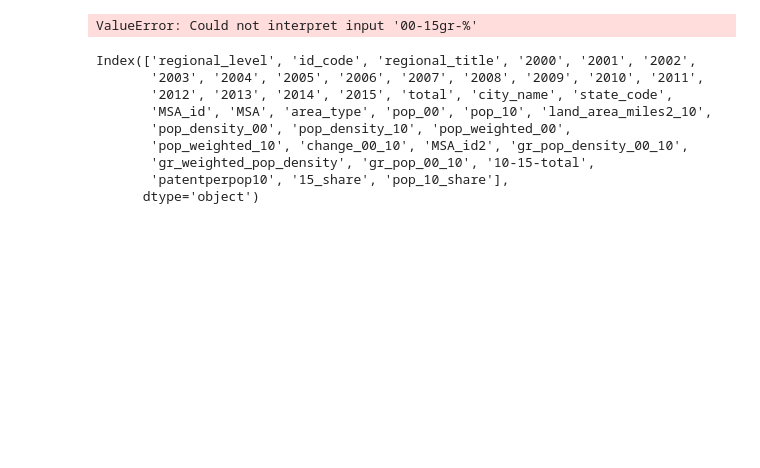
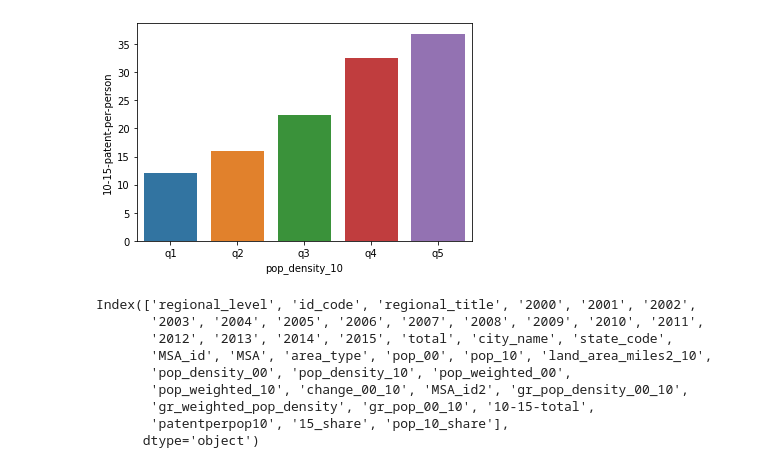
Before and after one commit to 107SBakst/107SBakst.github.io, a Jupyter notebook: Python/Project_chart2.ipynb, the cells around one changed output. Cells and saved outputs as stored; diff of their text form; code cells hidden in the pictures; blank space fills up the shorter version.

Commit message:
dataset uploaded

```diff
--- a/Python/Project_chart2.ipynb
+++ b/Python/Project_chart2.ipynb
@@ -359,16 +99,15 @@ dfip
 # %%
-dfip[['city_name', 'state_code']] = dfip['regional_title'].str.split(',',1,expand=True)
+dfip[['city_name', 'state_code']] = dfip['regional_title'].str.split(',',1,expand=True) #Split to split the name of the city with its state abbreviation.
 dfip['regional_level'] = dfip['regional_level'].str.replace(' ','_')
-metroip = dfip[dfip['regional_level'] == 'Metropolitan_Statistical_Area_']
-us = dfip[dfip['regional_level'] == 'ALL_AREAS_']
+metroip = dfip[dfip['regional_level'] == 'Metropolitan_Statistical_Area_'] #I am only interested in large cities. So keep the MSA areas.
+us = dfip[dfip['regional_level'] == 'ALL_AREAS_'] #This is to keep the last row on the webpage which contains the totals for the entire sample of metropolitan and micropolitan areas.
 
 metroip = metroip[0:374] # This is to drop the row that totals all MSA rows.
-metroip['2000'] = metroip['2000'].astype(float)
-metroip['2015'] = metroip['2015'].astype(float)
+
 #metroip['00-15gr-%'] = ((metroip['2015']/metroip['2000'])**(1/16))-1
-for i in np.linspace(2001,2014,14, dtype='int'):
+for i in np.linspace(2000,2015,16, dtype='int'):
     #print(i)
-    metroip[str(i)] = metroip[str(i)].astype('float')
+    metroip[str(i)] = metroip[str(i)].astype('float') #Converts each column of each year from a string into a float.
 metroip2 = metroip[~metroip.isin([np.nan, np.inf, -np.inf]).any(1)] # This is to remove all rows with inf or nan values in the 00-15gr-% column. Without values we cannot do any graphical analysis on these rows.
 # %%
 #https://www.census.gov/data/tables/time-series/dec/c2010sr-01.html
@@ -437,11 +145,31 @@ Index(['regional_level', 'id_code', 'regional_title', '2000', '2001', '2002',
-# %%
-mdf = mdf.sort_values(['pop_00'], ascending=False)
-dat = mdf[0:300]
-ax = sns.scatterplot(x='pop_weighted_00',y='00-15gr-%',data=dat, hue='pop_10')
-#plt.text(x = dat['gr_pop_density_00_10'], y = dat['00-15gr-%'])
-#plt.text(x=dat['gr_pop_density_00_10'],y=dat['00-15gr-%'],fontdict=dict(alpha=0.5, size=11))
-#sns.barplot(data=dat,x='MSA',y='gr_pop_density_00_10')
-plt.ylim(-0.1,0.2)
-# %% [output]
-ValueError: Could not interpret input '00-15gr-%'
+# %%
+metroip2.id_code = metroip2.id_code.astype('float') #Convert to float to perform the merge.
+mdf = pd.merge(metroip2,df,left_on='id_code',right_on='MSA_id2') #Merging USPTO data with US census data. mdf means merged df.
+mdf3 = mdf #Good practice to store the merged df under another value.
+mdf['gr_pop_density_00_10'] = ((mdf['pop_density_10']/mdf['pop_density_00'])**(1/11))-1 #Average annual growth in a cities population density.
+mdf['gr_weighted_pop_density'] = ((mdf['pop_weighted_10']/mdf['pop_weighted_00'])**(1/11))-1 #Average annual growth in a cities weighted population density.
+mdf['gr_pop_00_10'] = ((mdf['pop_10']/mdf['pop_00'])**(1/11))-1 #Average annual growth in a cities population.
+mdf = mdf.sort_values(['pop_density_10'], ascending=False)
+mdf = mdf[0:190] #Filters out the bottom half of the df. Because in the previous line I had sorted the df in descending order by population density (2010) therefore I have kept the 190 most dense MSA's.
+mdf['pop_00'] = mdf['pop_00'].astype('float')
+#The following line is to create bins to put place each row into a bin. Pd.qcat is used over pd.cat because this is create bins that place the same number of rows in each bins. 10 bins means each decile of the population density (2010) distribution.
+#Pd.cat could be useful if I were to choose the bounds of each bin. This could be because if there is a large skewness in the data.
+mdf['pop_density_10'] = pd.qcut(mdf['pop_density_10'], q=5, labels=['q1', 'q2', 'q3' , 'q4', 'q5']) #q = 5. Therefore, this splits the df by the quintile of the population density for 2010. I have labelled each row q_x for each of the quintiles. I.e. q5 is the top quintile, 80% - 100%.
+mdf2 = mdf.groupby(by='pop_density_10',axis=0).sum() #Group the df my the 10 bins and sum all the columns. Summing is used instead of averages as I am interested in the total patents for each year in each bin and the total population for each bin.
+mdf2['freq'] = mdf.groupby(by='pop_density_10',axis=0).size() #This is to show in the new df the number of cities in each bin.
+#mdf = mdf.sort_values(['pop_density_10'], ascending=True)
+mdf2.drop(['id_code','MSA_id','MSA_id2'],axis=1,inplace=True) #These columns are floats and should not be added in the groupby.
+ust =  us['2010'].astype('float') + us['2011'].astype('float') + us['2012'].astype('float') + us['2013'].astype('float') + us['2014'].astype('float') + us['2015'].astype('float') #This is to calculate the total patents between 2010 and 2015 for the entire dataset.
+mdf2['00-15-total'] = (mdf2['2000'] + mdf2['2001'] + mdf2['2002'] + mdf2['2003'] + mdf2['2004'] + mdf2['2005'] + mdf2['2006'] + mdf2['2007'] + mdf2['2008'] + mdf2['2009'] + mdf2['2010'] + mdf2['2011'] + mdf2['2012'] + mdf2['2013'] + mdf2['2014'] + mdf2['2015']) #1592166)*100
+mdf2['10-15-total'] = (mdf2['2010'] + mdf2['2011'] + mdf2['2012'] + mdf2['2013'] + mdf2['2014'] + mdf2['2015'])
+mdf2['10-15-patent-per-person'] = (mdf2['10-15-total'] / mdf2['pop_10'])*10000 #This is to calculate patent per 10,000 people.
+mdf2['10-15-%-total'] = (mdf2['10-15-total'] / ust)*100 #This is to calculate the total patents for each bin between 2010 and 2015 and divide this by the total number of patents in the dataset for the same period. This gives us the share of total patents for each bin.
+mdf2['00-15gr-%'] = ((mdf2['2015']/mdf2['2000'])**(1/16))-1 #The average annual growth rate of patents between 2000 and 2015.
+mdf2['10-15gr-%'] = ((mdf2['2015']/mdf2['2010'])**(1/6))-1 #The average annual growth rate of patents between 2010 and 2015.
+mdf2.reset_index(inplace=True) #This is to make the barplot using the index as the x axis in seaborn.
+sns.barplot(data=mdf2,x='pop_density_10',y='10-15-patent-per-person') #Plots the chart
+
+mdf2.to_csv(r'C:\Users\vw191\OneDrive\Documents\GitHub\107SBakst.github.io\data\uspto_density.csv')
+# %% [output]
+[figure, added]
 # %%
```
Also changed, not shown: parts of 33 cells of this notebook, 1 other file.
